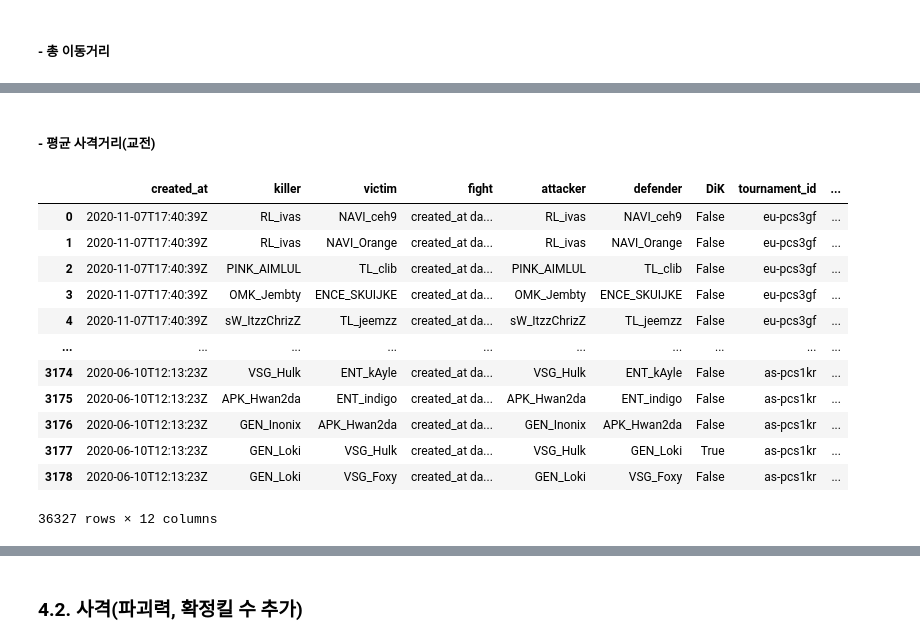
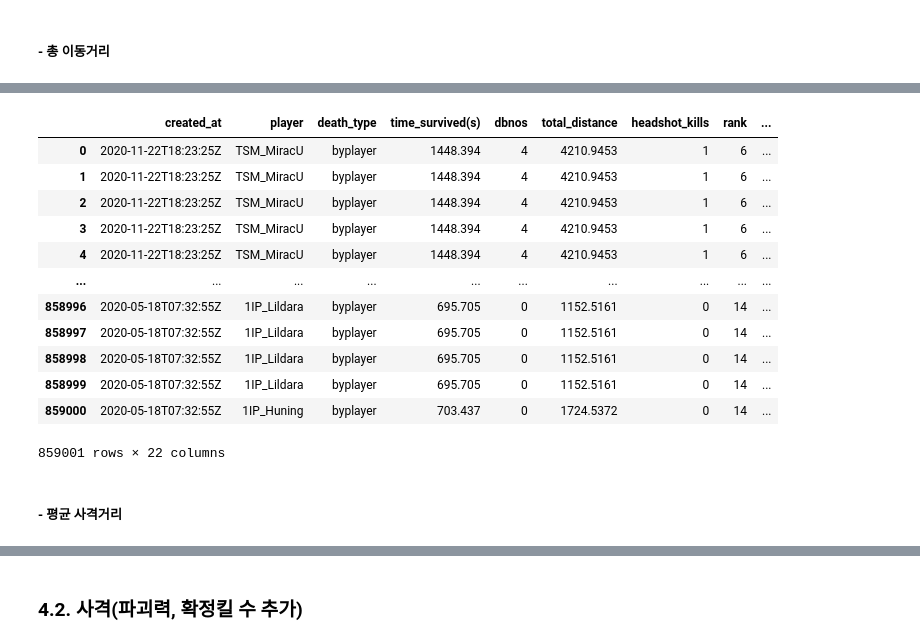
Before and after one commit to tonypark-cw/opgg, a Jupyter notebook: keunung_park2/최종.ipynb, the cells around one changed output, grey strips where cells are left out. Cells and saved outputs as stored; diff of their text form; code cells hidden in the pictures.

```diff
--- a/keunung_park2/최종.ipynb
+++ b/keunung_park2/최종.ipynb
@@ -260,0 +401,20 @@ Name: total_distance, Length: 39418, dtype: float64
+# %%
+type1_df[['attacker_displacement', 'defender_displacement']] = type1_df.apply(lambda row: compute_fight_displacement(row), axis=1, result_type ='expand')
+type2_df[['attacker_displacement', 'defender_displacement']] = type2_df.apply(lambda row: compute_fight_displacement(row), axis=1, result_type ='expand')
+# %%
+type1_attacker_fight_displacement = type1_df[['tournament_id', 'created_at', 'attacker', 'attacker_displacement']]
+type1_attacker_fight_displacement.columns = ['tournament_id', 'created_at', 'player', 'displacement']
+
+type1_defender_fight_displacement = type1_df[['tournament_id', 'created_at', 'defender', 'defender_displacement']]
+type1_defender_fight_displacement.columns = ['tournament_id', 'created_at', 'player', 'displacement']
+
+type2_attacker_fight_displacement = type2_df[['tournament_id', 'created_at', 'attacker', 'attacker_displacement']]
+type2_attacker_fight_displacement.columns = ['tournament_id', 'created_at', 'player', 'displacement']
+
+type2_defender_fight_displacement = type2_df[['tournament_id', 'created_at', 'defender', 'defender_displacement']]
+type2_defender_fight_displacement.columns = ['tournament_id', 'created_at', 'player', 'displacement']
+# %%
+fight_displacement = pd.concat([type1_attacker_fight_displacement, type1_defender_fight_displacement,
+                            type2_attacker_fight_displacement, type2_defender_fight_displacement]).groupby(['tournament_id', 'created_at', 'player']).mean().reset_index()
+# fight_displacement['displacement'] = fight_displacement.displacement.fillna(0)
+fight_displacement
@@ -261,5 +435,23 @@ Name: total_distance, Length: 39418, dtype: float64
+# %%
+player_stats = player_stats.merge(fight_displacement, how='left', on=['tournament_id', 'created_at', 'player'])
+# player_stats['displacement'] = player_stats.displacement.fillna(0)
+player_stats
+# %% [output]
+|  | created_at | player | death_type | time_survived(s) | dbnos | total_distance | headshot_kills | rank | ... |
+| 0 | 2020-11-22T18:23:25Z | TSM_MiracU | byplayer | 1448.394 | 4 | 4210.9453 | 1 | 6 | ... |
+| 1 | 2020-11-22T18:23:25Z | TSM_MiracU | byplayer | 1448.394 | 4 | 4210.9453 | 1 | 6 | ... |
+| 2 | 2020-11-22T18:23:25Z | TSM_MiracU | byplayer | 1448.394 | 4 | 4210.9453 | 1 | 6 | ... |
+| 3 | 2020-11-22T18:23:25Z | TSM_MiracU | byplayer | 1448.394 | 4 | 4210.9453 | 1 | 6 | ... |
+| 4 | 2020-11-22T18:23:25Z | TSM_MiracU | byplayer | 1448.394 | 4 | 4210.9453 | 1 | 6 | ... |
+| ... | ... | ... | ... | ... | ... | ... | ... | ... | ... |
+| 858996 | 2020-05-18T07:32:55Z | 1IP_Lildara | byplayer | 695.705 | 0 | 1152.5161 | 0 | 14 | ... |
+| 858997 | 2020-05-18T07:32:55Z | 1IP_Lildara | byplayer | 695.705 | 0 | 1152.5161 | 0 | 14 | ... |
+| 858998 | 2020-05-18T07:32:55Z | 1IP_Lildara | byplayer | 695.705 | 0 | 1152.5161 | 0 | 14 | ... |
+| 858999 | 2020-05-18T07:32:55Z | 1IP_Lildara | byplayer | 695.705 | 0 | 1152.5161 | 0 | 14 | ... |
+| 859000 | 2020-05-18T07:32:55Z | 1IP_Huning | byplayer | 703.437 | 0 | 1724.5372 | 0 | 14 | ... |
+859001 rows × 22 columns
 # %% [markdown]
-##### - 평균 사격거리(교전)
+##### - 평균 사격거리
 # %%
 def compute_fight_distance(df):
 
@@ -282,22 +479,6 @@ def compute_fight_distance(df):
 # %%
 type1_df[['attacker_distance', 'defender_distance']] = type1_df.apply(lambda row: compute_fight_distance(row), axis=1, result_type ='expand')
 type2_df[['attacker_distance', 'defender_distance']] = type2_df.apply(lambda row: compute_fight_distance(row), axis=1, result_type ='expand')
-# %%
-type1_df
-# %% [output]
-|  | created_at | killer | victim | fight | attacker | defender | DiK | tournament_id | ... |
-| 0 | 2020-11-07T17:40:39Z | RL_ivas | NAVI_ceh9 | created_at da... | RL_ivas | NAVI_ceh9 | False | eu-pcs3gf | ... |
-| 1 | 2020-11-07T17:40:39Z | RL_ivas | NAVI_Orange | created_at da... | RL_ivas | NAVI_Orange | False | eu-pcs3gf | ... |
-| 2 | 2020-11-07T17:40:39Z | PINK_AIMLUL | TL_clib | created_at da... | PINK_AIMLUL | TL_clib | False | eu-pcs3gf | ... |
-| 3 | 2020-11-07T17:40:39Z | OMK_Jembty | ENCE_SKUIJKE | created_at da... | OMK_Jembty | ENCE_SKUIJKE | False | eu-pcs3gf | ... |
-| 4 | 2020-11-07T17:40:39Z | sW_ItzzChrizZ | TL_jeemzz | created_at da... | sW_ItzzChrizZ | TL_jeemzz | False | eu-pcs3gf | ... |
-| ... | ... | ... | ... | ... | ... | ... | ... | ... | ... |
-| 3174 | 2020-06-10T12:13:23Z | VSG_Hulk | ENT_kAyle | created_at da... | VSG_Hulk | ENT_kAyle | False | as-pcs1kr | ... |
-| 3175 | 2020-06-10T12:13:23Z | APK_Hwan2da | ENT_indigo | created_at da... | APK_Hwan2da | ENT_indigo | False | as-pcs1kr | ... |
-| 3176 | 2020-06-10T12:13:23Z | GEN_Inonix | APK_Hwan2da | created_at da... | GEN_Inonix | APK_Hwan2da | False | as-pcs1kr | ... |
-| 3177 | 2020-06-10T12:13:23Z | GEN_Loki | VSG_Hulk | created_at da... | VSG_Hulk | GEN_Loki | True | as-pcs1kr | ... |
-| 3178 | 2020-06-10T12:13:23Z | GEN_Loki | VSG_Foxy | created_at da... | GEN_Loki | VSG_Foxy | False | as-pcs1kr | ... |
-36327 rows × 12 columns
 # %%
 type1_attacker_fight_distance = type1_df[['tournament_id', 'created_at', 'attacker', 'attacker_distance']]
 type1_attacker_fight_distance.columns = ['tournament_id', 'created_at', 'player', 'shooting_distance']
```
Also changed, not shown: parts of 75 cells of this notebook, 1 other file.
